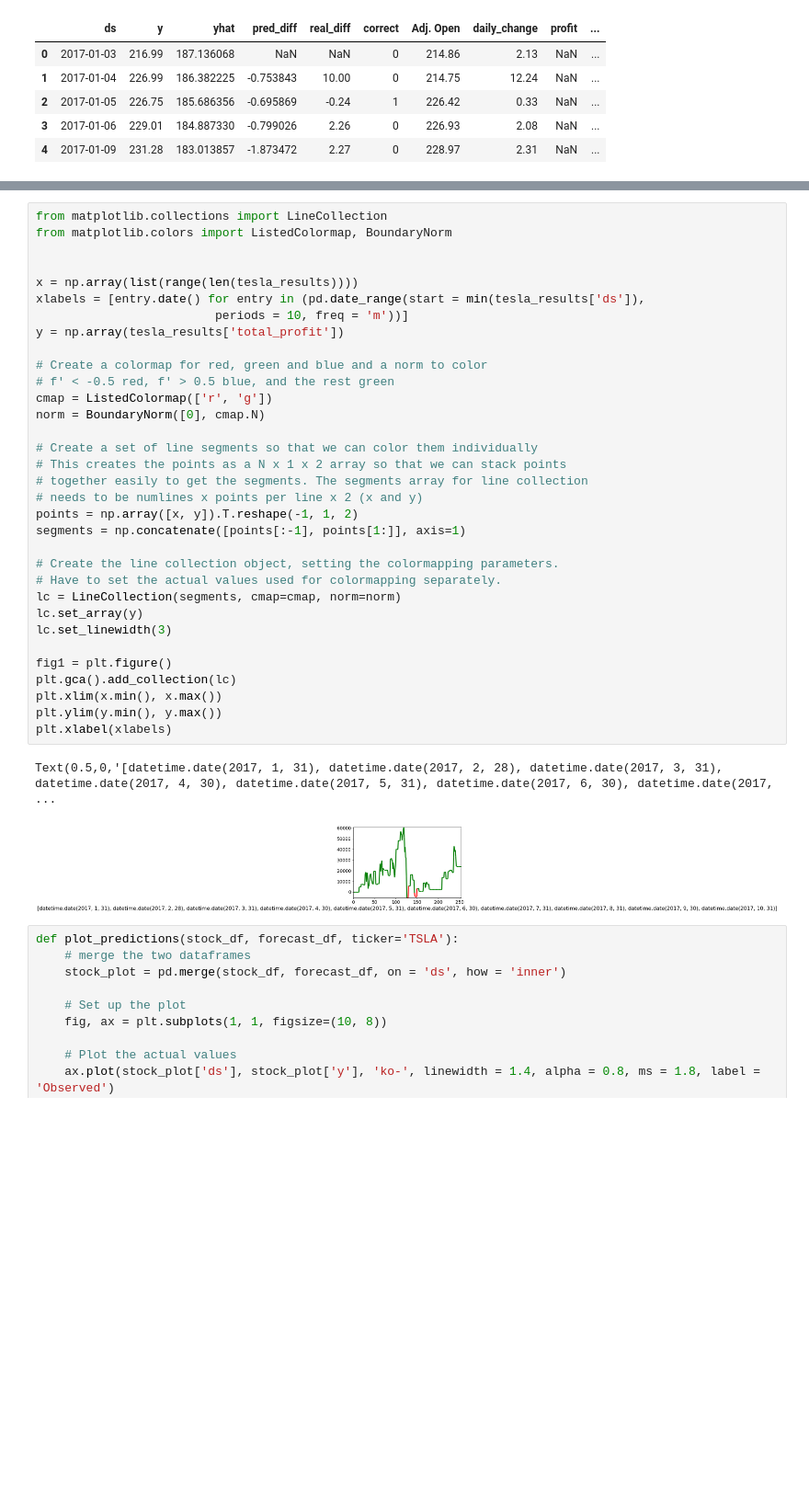
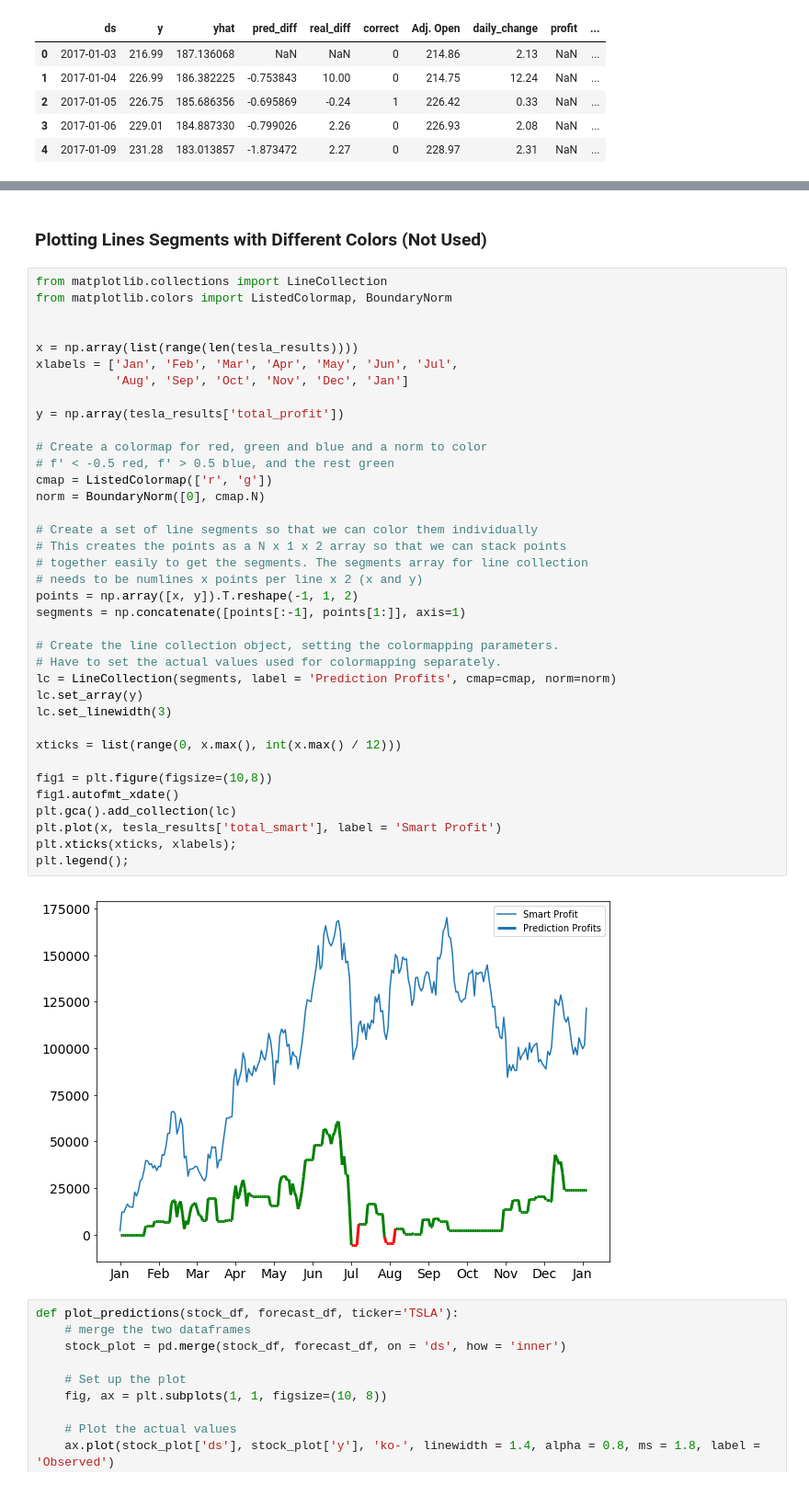
Before and after one commit to WillKoehrsen/Data-Analysis, a Jupyter notebook: additive_models/Stock Prediction with Additive Models.ipynb, the cells around one changed output, grey strips where cells are left out. Shown at 92% size. Cells and saved outputs as stored; diff of their text form; blank space fills up the shorter version.

Commit message:
Finished Plotting

```diff
--- a/additive_models/Stock Prediction with Additive Models.ipynb
+++ b/additive_models/Stock Prediction with Additive Models.ipynb
@@ -192,39 +215,44 @@ plt.plot(tesla_results['ds'], tesla_results['total_profit'], 'g')
+# %% [markdown]
+### Plotting Lines Segments with Different Colors (Not Used)
 # %%
 from matplotlib.collections import LineCollection
 from matplotlib.colors import ListedColormap, BoundaryNorm
 
 
 x = np.array(list(range(len(tesla_results))))
-xlabels = [entry.date() for entry in (pd.date_range(start = min(tesla_results['ds']),
-                         periods = 10, freq = 'm'))]
+xlabels = ['Jan', 'Feb', 'Mar', 'Apr', 'May', 'Jun', 'Jul',
+           'Aug', 'Sep', 'Oct', 'Nov', 'Dec', 'Jan']
+
 y = np.array(tesla_results['total_profit'])
 
 # Create a colormap for red, green and blue and a norm to color
 # f' < -0.5 red, f' > 0.5 blue, and the rest green
 cmap = ListedColormap(['r', 'g'])
 norm = BoundaryNorm([0], cmap.N)
 
 # Create a set of line segments so that we can color them individually
 # This creates the points as a N x 1 x 2 array so that we can stack points
 # together easily to get the segments. The segments array for line collection
 # needs to be numlines x points per line x 2 (x and y)
 points = np.array([x, y]).T.reshape(-1, 1, 2)
 segments = np.concatenate([points[:-1], points[1:]], axis=1)
 
 # Create the line collection object, setting the colormapping parameters.
 # Have to set the actual values used for colormapping separately.
-lc = LineCollection(segments, cmap=cmap, norm=norm)
+lc = LineCollection(segments, label = 'Prediction Profits', cmap=cmap, norm=norm)
 lc.set_array(y)
 lc.set_linewidth(3)
 
-fig1 = plt.figure()
+xticks = list(range(0, x.max(), int(x.max() / 12)))
+
+fig1 = plt.figure(figsize=(10,8))
+fig1.autofmt_xdate()
 plt.gca().add_collection(lc)
-plt.xlim(x.min(), x.max())
-plt.ylim(y.min(), y.max())
-plt.xlabel(xlabels)
+plt.plot(x, tesla_results['total_smart'], label = 'Smart Profit')
+plt.xticks(xticks, xlabels);
+plt.legend();
 # %% [output]
-Text(0.5,0,'[datetime.date(2017, 1, 31), datetime.date(2017, 2, 28), datetime.date(2017, 3, 31), datetime.date(2017, 4, 30), datetime.date(2017, 5, 31), datetime.date(2017, 6, 30), datetime.date(2017, ...
-[figure, old version]
+[figure, new version]
 # %%
 def plot_predictions(stock_df, forecast_df, ticker='TSLA'):
     # merge the two dataframes
```
Also changed, not shown: parts of 7 cells of this notebook.
